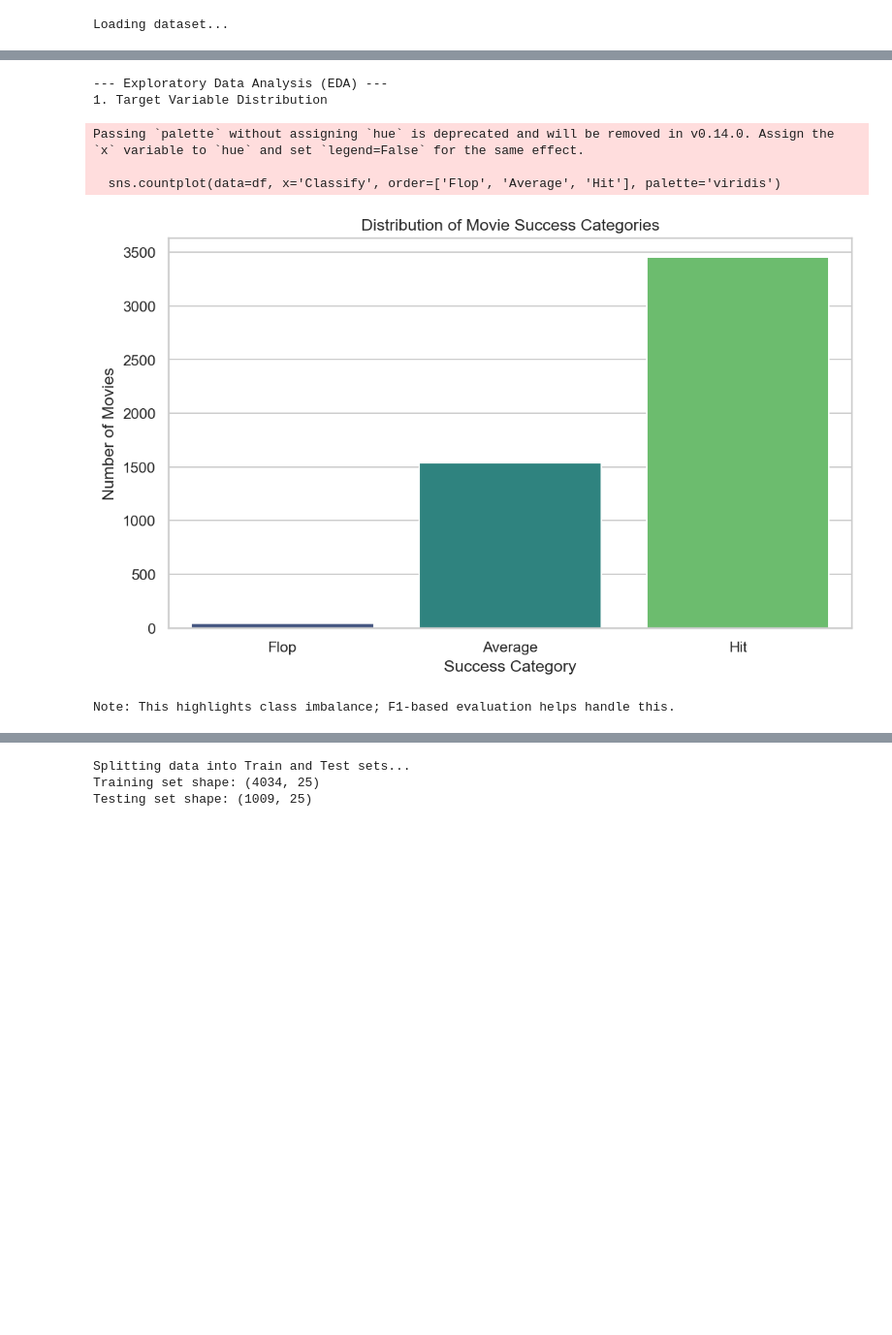
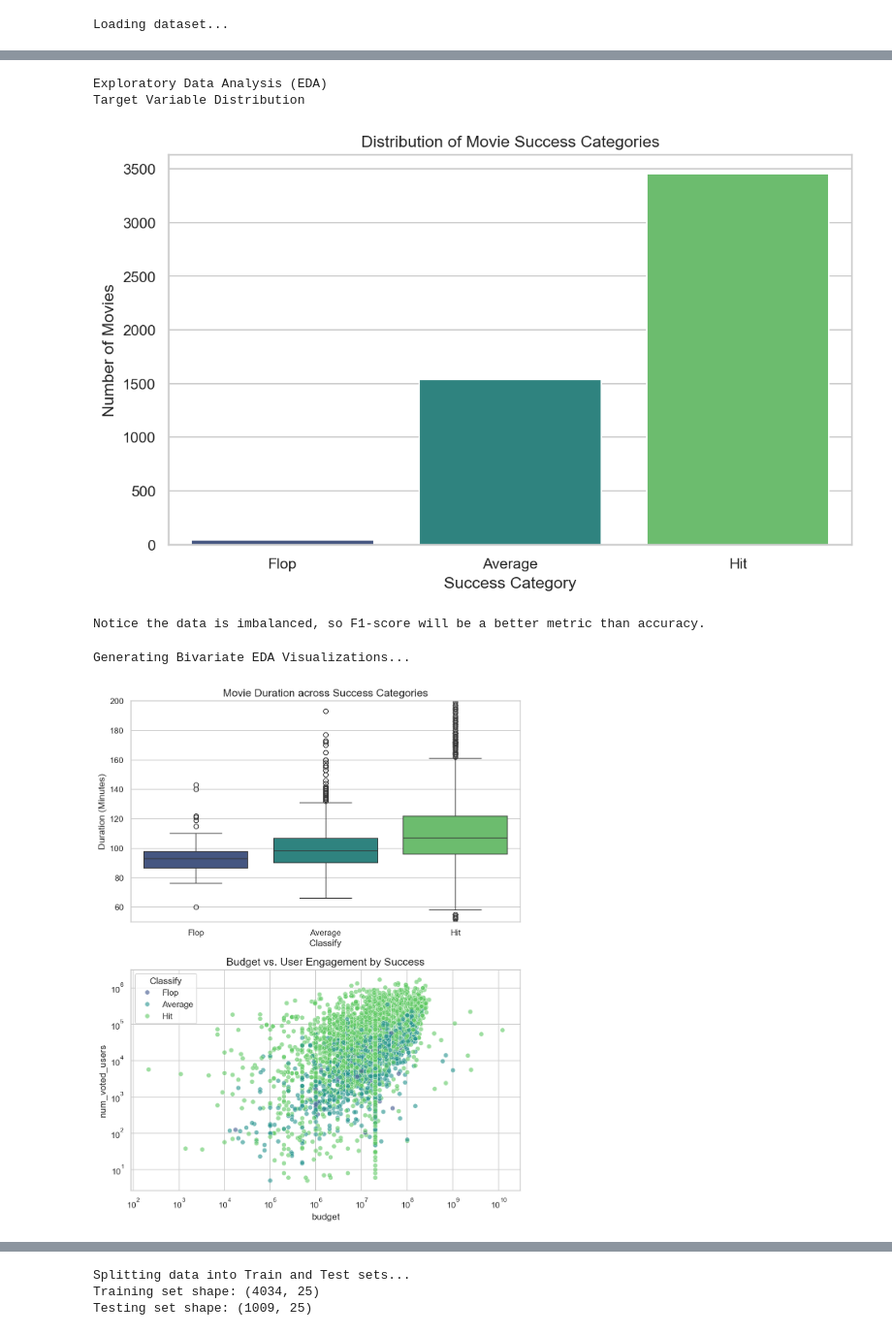
Before and after one commit to mesh1134/Predicting_Movie_Success, a Jupyter notebook: Movie_Predictor_Code_Only.ipynb, the cells around one changed output, grey strips where cells are left out. Shown at 97% size. Saved outputs shown, nothing was run; the diff lists cells and outputs as text; code cells hidden in the pictures; blank space fills up the shorter version.

```diff
--- a/Movie_Predictor_Code_Only.ipynb
+++ b/Movie_Predictor_Code_Only.ipynb
@@ -103,21 +102,42 @@ Passing `palette` without assigning `hue` is deprecated and will be removed in v
 # %%
-print("--- Exploratory Data Analysis (EDA) ---")
-print("1. Target Variable Distribution")
+print("Exploratory Data Analysis (EDA)")
+print("Target Variable Distribution")
 plt.figure(figsize=(8, 5))
-sns.countplot(data=df, x='Classify', order=['Flop', 'Average', 'Hit'], palette='viridis')
+sns.countplot(data=df, x='Classify', hue='Classify', order=['Flop', 'Average', 'Hit'], palette='viridis', legend=False)
 plt.title('Distribution of Movie Success Categories')
 plt.ylabel('Number of Movies')
 plt.xlabel('Success Category')
 plt.tight_layout()
 save_plot('eda_target_distribution.png')
 plt.show()
-print("Note: This highlights class imbalance; F1-based evaluation helps handle this.")
+print("Notice the data is imbalanced, so F1-score will be a better metric than accuracy.")
 # %% [output]
---- Exploratory Data Analysis (EDA) ---
-1. Target Variable Distribution
+Exploratory Data Analysis (EDA)
+Target Variable Distribution
+[figure]
-Passing `palette` without assigning `hue` is deprecated and will be removed in v0.14.0. Assign the `x` variable to `hue` and set `legend=False` for the same effect.
-
-  sns.countplot(data=df, x='Classify', order=['Flop', 'Average', 'Hit'], palette='viridis')
+Notice the data is imbalanced, so F1-score will be a better metric than accuracy.
-[figure]
-Note: This highlights class imbalance; F1-based evaluation helps handle this.
+# %%
+
+print("Generating Bivariate EDA Visualizations...")
+fig, axes = plt.subplots(2, 1, figsize=(8, 10))
+
+# Plot 1: Duration vs. Success
+sns.boxplot(x='Classify', y='duration', hue='Classify', data=df, palette='viridis', order=['Flop', 'Average', 'Hit'], legend=False, ax=axes[0])
+axes[0].set_title('Movie Duration across Success Categories', fontsize=14)
+axes[0].set_ylabel('Duration (Minutes)')
+axes[0].set_ylim(50, 200) # Capping outliers for a cleaner visual
+
+# Plot 2: Budget vs User Engagement Scatter
+# Using num_voted_users as an engagement metric
+sns.scatterplot(x='budget', y='num_voted_users', hue='Classify', data=df, palette='viridis', alpha=0.6, ax=axes[1])
+axes[1].set_title('Budget vs. User Engagement by Success', fontsize=14)
+axes[1].set_xscale('log')
+axes[1].set_yscale('log')
+
+plt.tight_layout()
+save_plot('bivariate_analysis.png')
+plt.show()
+# %% [output]
+Generating Bivariate EDA Visualizations...
+[figure, added]
 # %%
```
Also changed, not shown: parts of 22 cells of this notebook, 13 other files.
